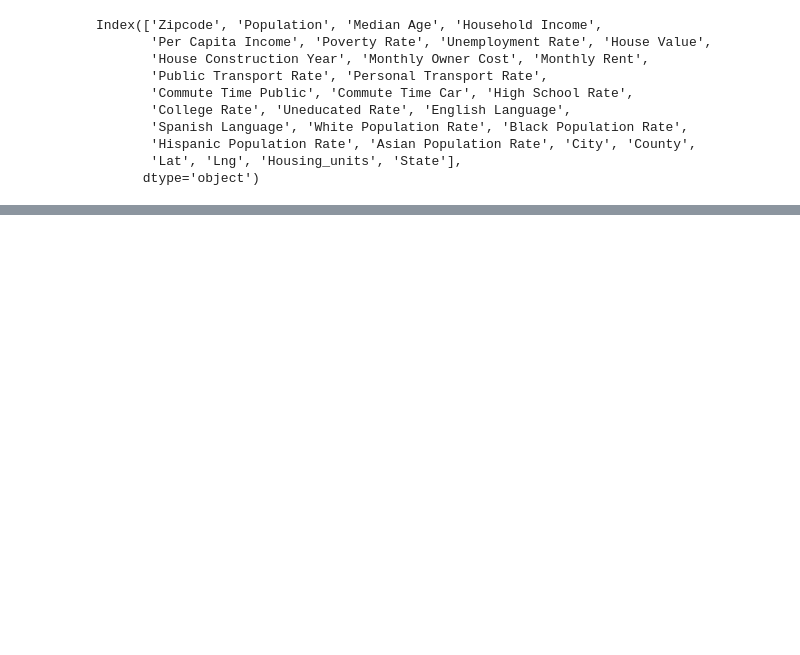
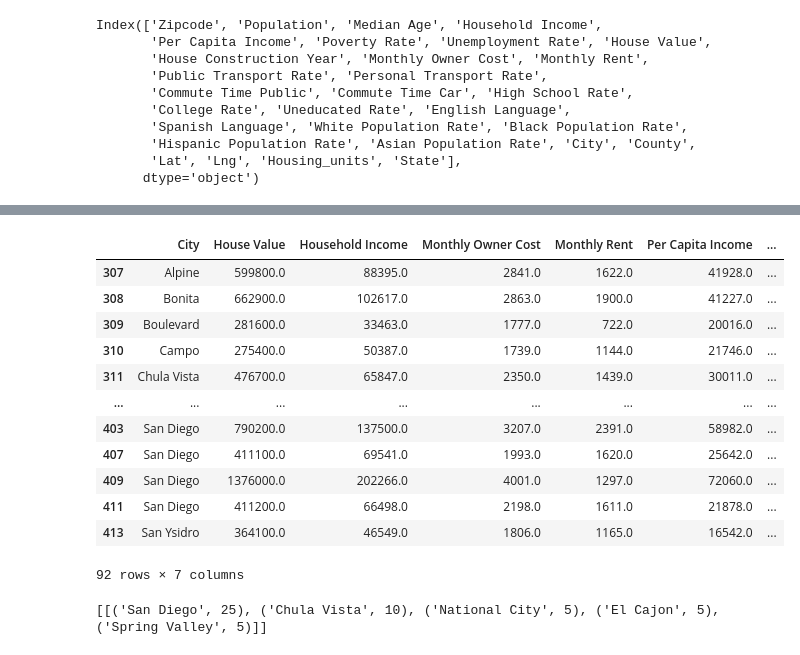
Before and after one commit to pandeysudip/housing-price, a Jupyter notebook: best_cities_2019.ipynb, the cells around one changed output, grey strips where cells are left out. Saved outputs shown, nothing was run; the diff lists cells and outputs as text; code cells hidden in the pictures; blank space fills up the shorter version.

```diff
--- a/best_cities_2019.ipynb
+++ b/best_cities_2019.ipynb
@@ -157,6 +52,2 @@ ca_data_corr.style.background_gradient(cmap='coolwarm')
 # %%
-
-## reading csv files for older years
-
-
-ca_data_2019=pd.read_csv("output_census/census_ca_2019.csv")
+ca_2019_data=pd.read_csv("output_census/census_ca_2019.csv")
@@ -866,0 +54,58 @@ print(HI)
+# %%
+#Filter for la county
+
+
+Sd_data_df = (ca_data_2019.loc[(ca_data_2019['County']== "San Diego County") & (ca_data_2019['House Value'] > 0) & (ca_data_2019['Monthly Rent']>0),['City','House Value','Household Income','Monthly Owner Cost','Monthly Rent',
+                                                                   'Per Capita Income','Population']])
+Sd_data_df
+# %% [output]
+|  | City | House Value | Household Income | Monthly Owner Cost | Monthly Rent | Per Capita Income | ... |
+| 307 | Alpine | 599800.0 | 88395.0 | 2841.0 | 1622.0 | 41928.0 | ... |
+| 308 | Bonita | 662900.0 | 102617.0 | 2863.0 | 1900.0 | 41227.0 | ... |
+| 309 | Boulevard | 281600.0 | 33463.0 | 1777.0 | 722.0 | 20016.0 | ... |
+| 310 | Campo | 275400.0 | 50387.0 | 1739.0 | 1144.0 | 21746.0 | ... |
+| 311 | Chula Vista | 476700.0 | 65847.0 | 2350.0 | 1439.0 | 30011.0 | ... |
+| ... | ... | ... | ... | ... | ... | ... | ... |
+| 403 | San Diego | 790200.0 | 137500.0 | 3207.0 | 2391.0 | 58982.0 | ... |
+| 407 | San Diego | 411100.0 | 69541.0 | 1993.0 | 1620.0 | 25642.0 | ... |
+| 409 | San Diego | 1376000.0 | 202266.0 | 4001.0 | 1297.0 | 72060.0 | ... |
+| 411 | San Diego | 411200.0 | 66498.0 | 2198.0 | 1611.0 | 21878.0 | ... |
+| 413 | San Ysidro | 364100.0 | 46549.0 | 1806.0 | 1165.0 | 16542.0 | ... |
+92 rows × 7 columns
+# %%
+#using groupby method to groupby the data according to city
+cities = []
+Sd_data = [Sd_data_df]
+
+agg_data = {'House Value': ['mean'],
+                'Household Income': ['mean'],
+                'Monthly Owner Cost': ['mean'],
+                'Monthly Rent': ['mean'],
+                'Per Capita Income': ['mean'],
+                'Population': ['sum']}
+
+for data in Sd_data:
+    d1 = data[['City','Population','House Value','Household Income','Monthly Owner Cost','Monthly Rent','Per Capita Income']]
+    d1.groupby(['City']).agg(agg_data).round(2)
+    d2 = d1.nlargest(10,'Population')
+    hv = d2.nsmallest(10,'House Value')
+    hv_c=hv['City'].tolist()
+    mr=d2.nsmallest(20, 'Monthly Rent')
+    mr_c=mr['City'].tolist()
+    moc=d2.nsmallest(20, 'Monthly Owner Cost')
+    moc_c=moc['City'].tolist()
+    pci=d2.nlargest(20, 'Per Capita Income')
+    pci_c=pci['City'].tolist()
+    hi=d2.nlargest(20, 'Household Income')
+    hi_c=hi['City'].tolist()
+    #Adding cities to list
+    all_city=hv_c + mr_c + moc_c + pci_c + hi_c
+     #Using counter to count most common
+    my_counter=Counter(all_city)
+    best_city=my_counter.most_common(5)
+    cities.append(best_city)
+
+
+print(cities)
+# %% [output]
+[[('San Diego', 25), ('Chula Vista', 10), ('National City', 5), ('El Cajon', 5), ('Spring Valley', 5)]]
```
Also changed, not shown: parts of 35 cells of this notebook.
